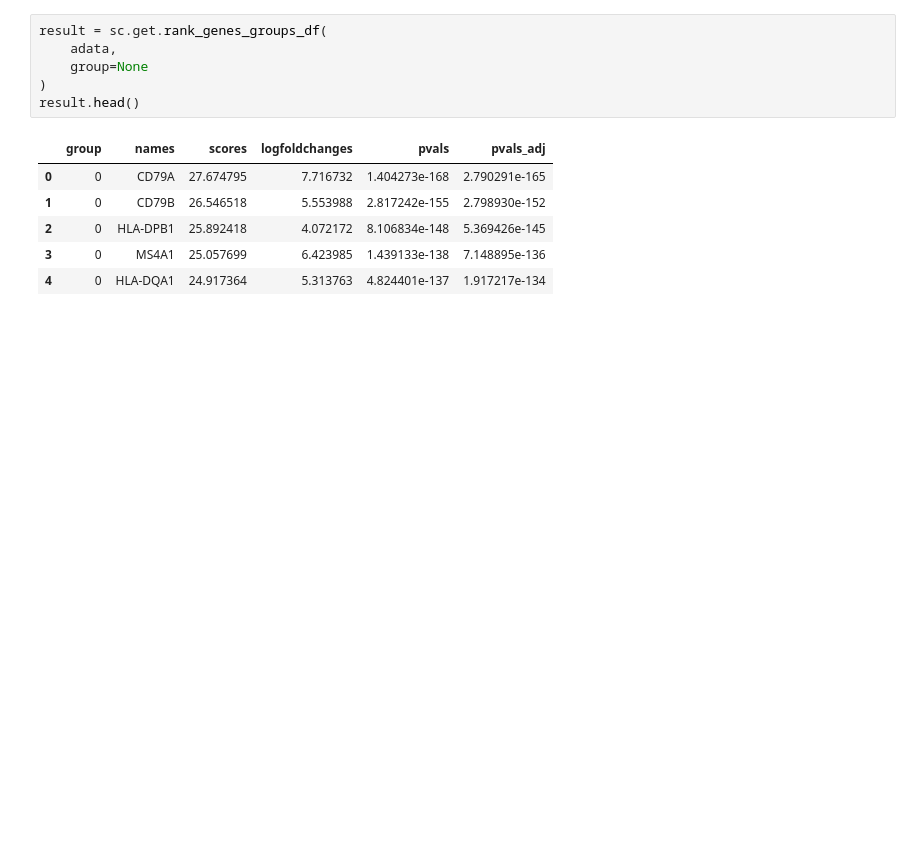
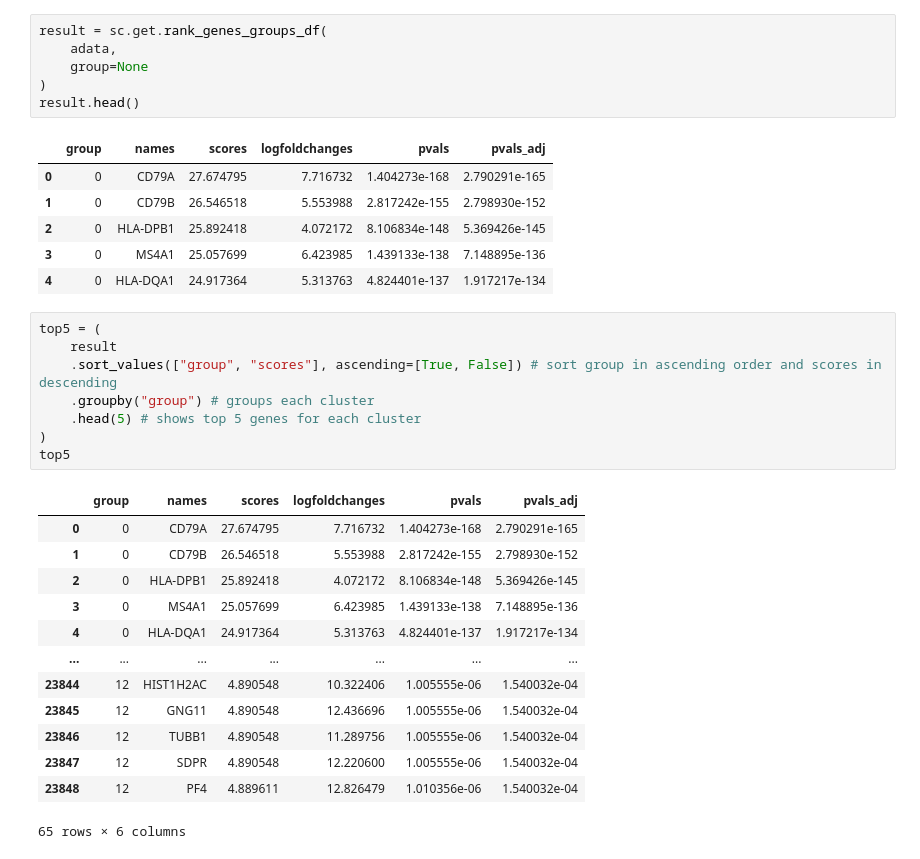
Before and after one commit to yukarachel/sc-RNA-seq-PBMC-3k, a Jupyter notebook: notebooks/01_quality_control.ipynb, the cells around one changed output. Drawn from its saved outputs; the diff is of its cells as text; blank space fills up the shorter version.

```diff
--- a/notebooks/01_quality_control.ipynb
+++ b/notebooks/01_quality_control.ipynb
@@ -312,3 +319,25 @@ result.head()
 | 2 | 0 | HLA-DPB1 | 25.892418 | 4.072172 | 8.106834e-148 | 5.369426e-145 |
 | 3 | 0 | MS4A1 | 25.057699 | 6.423985 | 1.439133e-138 | 7.148895e-136 |
 | 4 | 0 | HLA-DQA1 | 24.917364 | 5.313763 | 4.824401e-137 | 1.917217e-134 |
+# %%
+top5 = (
+    result
+    .sort_values(["group", "scores"], ascending=[True, False]) # sort group in ascending order and scores in descending
+    .groupby("group") # groups each cluster
+    .head(5) # shows top 5 genes for each cluster
+)
+top5
+# %% [output]
+|  | group | names | scores | logfoldchanges | pvals | pvals_adj |
+| 0 | 0 | CD79A | 27.674795 | 7.716732 | 1.404273e-168 | 2.790291e-165 |
+| 1 | 0 | CD79B | 26.546518 | 5.553988 | 2.817242e-155 | 2.798930e-152 |
+| 2 | 0 | HLA-DPB1 | 25.892418 | 4.072172 | 8.106834e-148 | 5.369426e-145 |
+| 3 | 0 | MS4A1 | 25.057699 | 6.423985 | 1.439133e-138 | 7.148895e-136 |
+| 4 | 0 | HLA-DQA1 | 24.917364 | 5.313763 | 4.824401e-137 | 1.917217e-134 |
+| ... | ... | ... | ... | ... | ... | ... |
+| 23844 | 12 | HIST1H2AC | 4.890548 | 10.322406 | 1.005555e-06 | 1.540032e-04 |
+| 23845 | 12 | GNG11 | 4.890548 | 12.436696 | 1.005555e-06 | 1.540032e-04 |
+| 23846 | 12 | TUBB1 | 4.890548 | 11.289756 | 1.005555e-06 | 1.540032e-04 |
+| 23847 | 12 | SDPR | 4.890548 | 12.220600 | 1.005555e-06 | 1.540032e-04 |
+| 23848 | 12 | PF4 | 4.889611 | 12.826479 | 1.010356e-06 | 1.540032e-04 |
+65 rows × 6 columns
```
Also changed, not shown: parts of 16 cells of this notebook.
